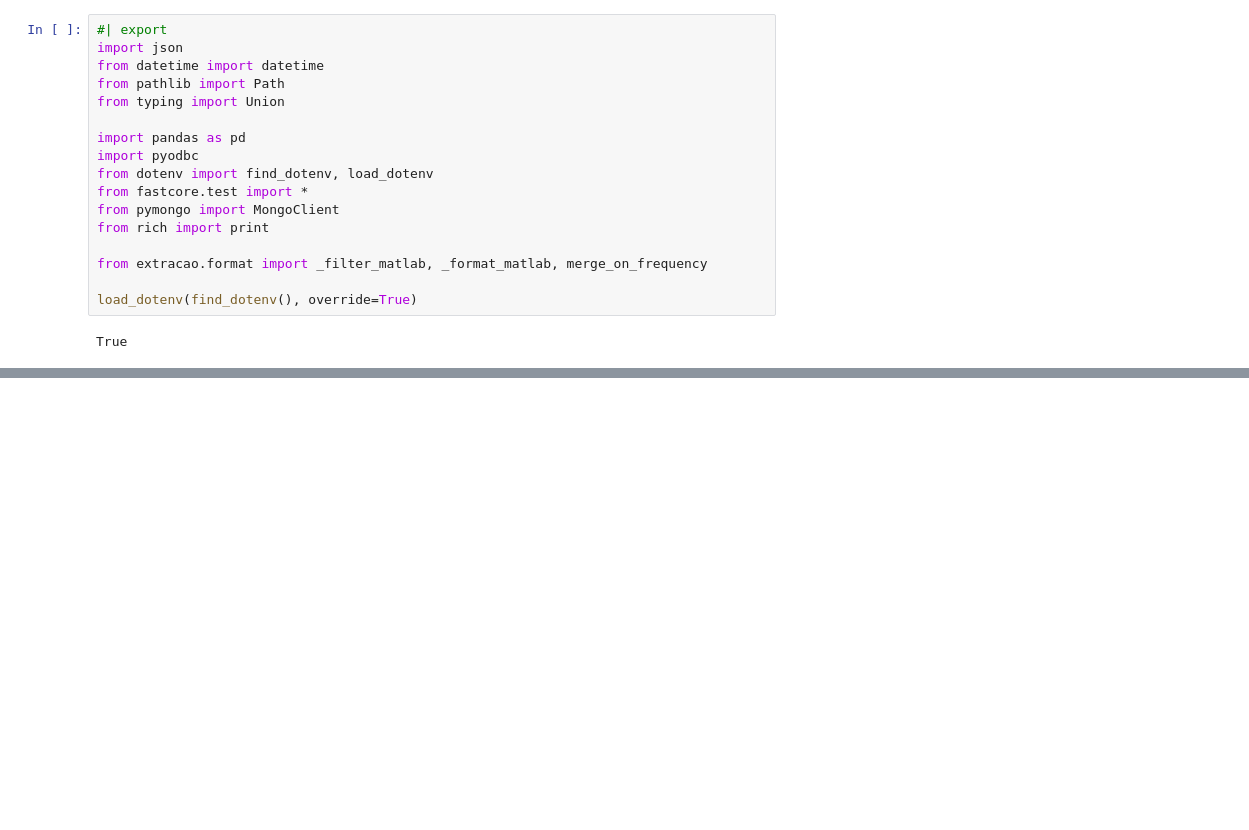
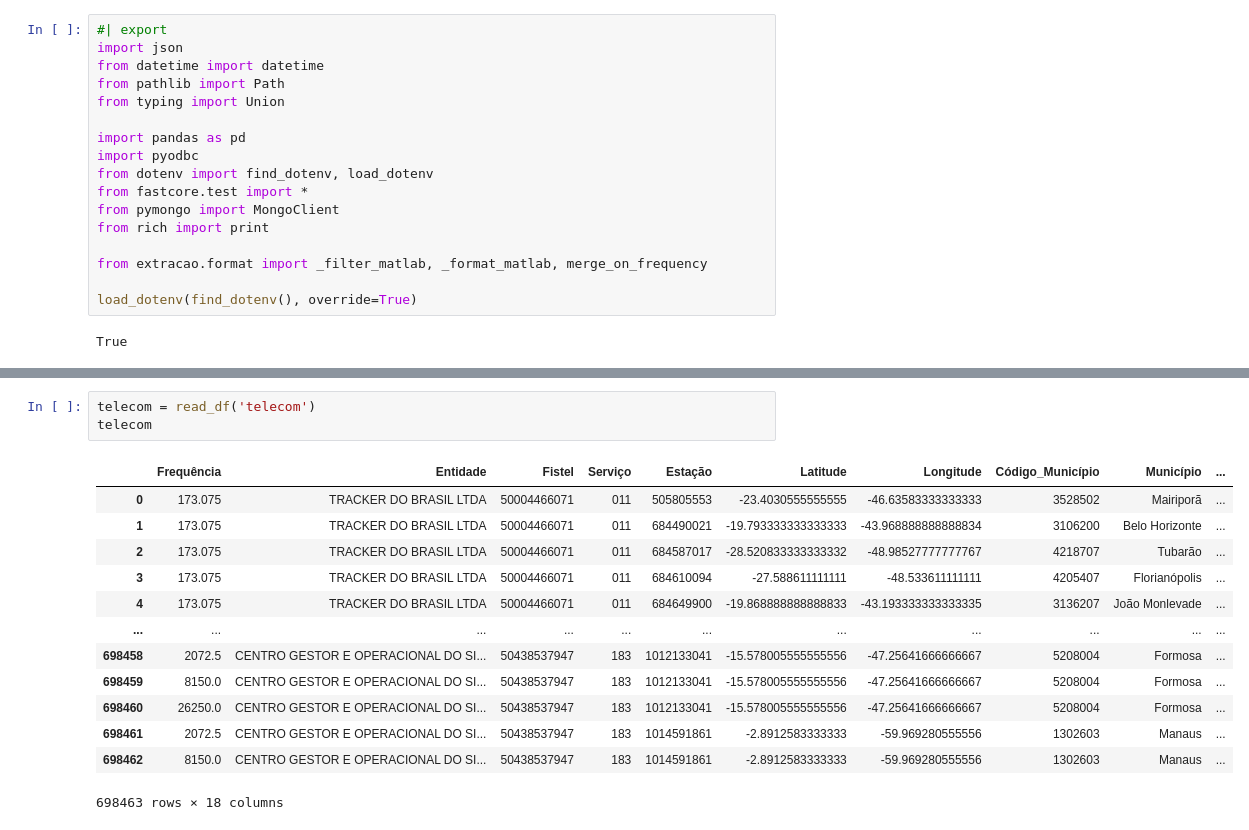
Before and after one commit to InovaFiscaliza/EmissorasRF, a Jupyter notebook: nbs/_05_main.ipynb, the cells around one changed output, grey strips where cells are left out. Drawn from its saved outputs; the diff is of its cells as text; blank space fills up the shorter version.

```diff
--- a/nbs/_05_main.ipynb
+++ b/nbs/_05_main.ipynb
@@ -68,0 +94,17 @@ profile.to_notebook_iframe()
+# %%
+telecom = read_df('telecom')
+telecom
+# %% [output]
+|  | Frequência | Entidade | Fistel | Serviço | Estação | Latitude | Longitude | Código_Município | Município | ... |
+| 0 | 173.075 | TRACKER DO BRASIL LTDA | 50004466071 | 011 | 505805553 | -23.4030555555555 | -46.63583333333333 | 3528502 | Mairiporã | ... |
+| 1 | 173.075 | TRACKER DO BRASIL LTDA | 50004466071 | 011 | 684490021 | -19.793333333333333 | -43.968888888888834 | 3106200 | Belo Horizonte | ... |
+| 2 | 173.075 | TRACKER DO BRASIL LTDA | 50004466071 | 011 | 684587017 | -28.520833333333332 | -48.98527777777767 | 4218707 | Tubarão | ... |
+| 3 | 173.075 | TRACKER DO BRASIL LTDA | 50004466071 | 011 | 684610094 | -27.588611111111 | -48.533611111111 | 4205407 | Florianópolis | ... |
+| 4 | 173.075 | TRACKER DO BRASIL LTDA | 50004466071 | 011 | 684649900 | -19.868888888888833 | -43.193333333333335 | 3136207 | João Monlevade | ... |
+| ... | ... | ... | ... | ... | ... | ... | ... | ... | ... | ... |
+| 698458 | 2072.5 | CENTRO GESTOR E OPERACIONAL DO SI... | 50438537947 | 183 | 1012133041 | -15.578005555555556 | -47.25641666666667 | 5208004 | Formosa | ... |
+| 698459 | 8150.0 | CENTRO GESTOR E OPERACIONAL DO SI... | 50438537947 | 183 | 1012133041 | -15.578005555555556 | -47.25641666666667 | 5208004 | Formosa | ... |
+| 698460 | 26250.0 | CENTRO GESTOR E OPERACIONAL DO SI... | 50438537947 | 183 | 1012133041 | -15.578005555555556 | -47.25641666666667 | 5208004 | Formosa | ... |
+| 698461 | 2072.5 | CENTRO GESTOR E OPERACIONAL DO SI... | 50438537947 | 183 | 1014591861 | -2.8912583333333 | -59.969280555556 | 1302603 | Manaus | ... |
+| 698462 | 8150.0 | CENTRO GESTOR E OPERACIONAL DO SI... | 50438537947 | 183 | 1014591861 | -2.8912583333333 | -59.969280555556 | 1302603 | Manaus | ... |
+698463 rows × 18 columns
```
Also changed, not shown: parts of 21 cells of this notebook, 9 other files.
